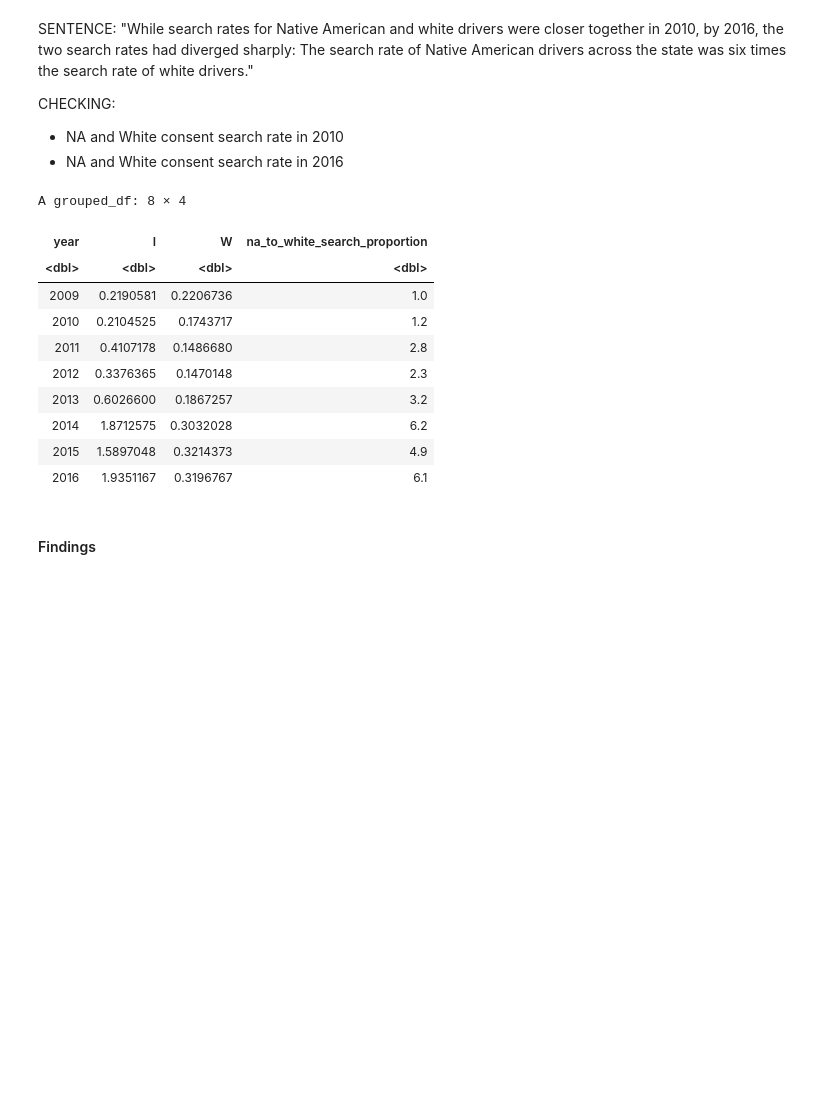
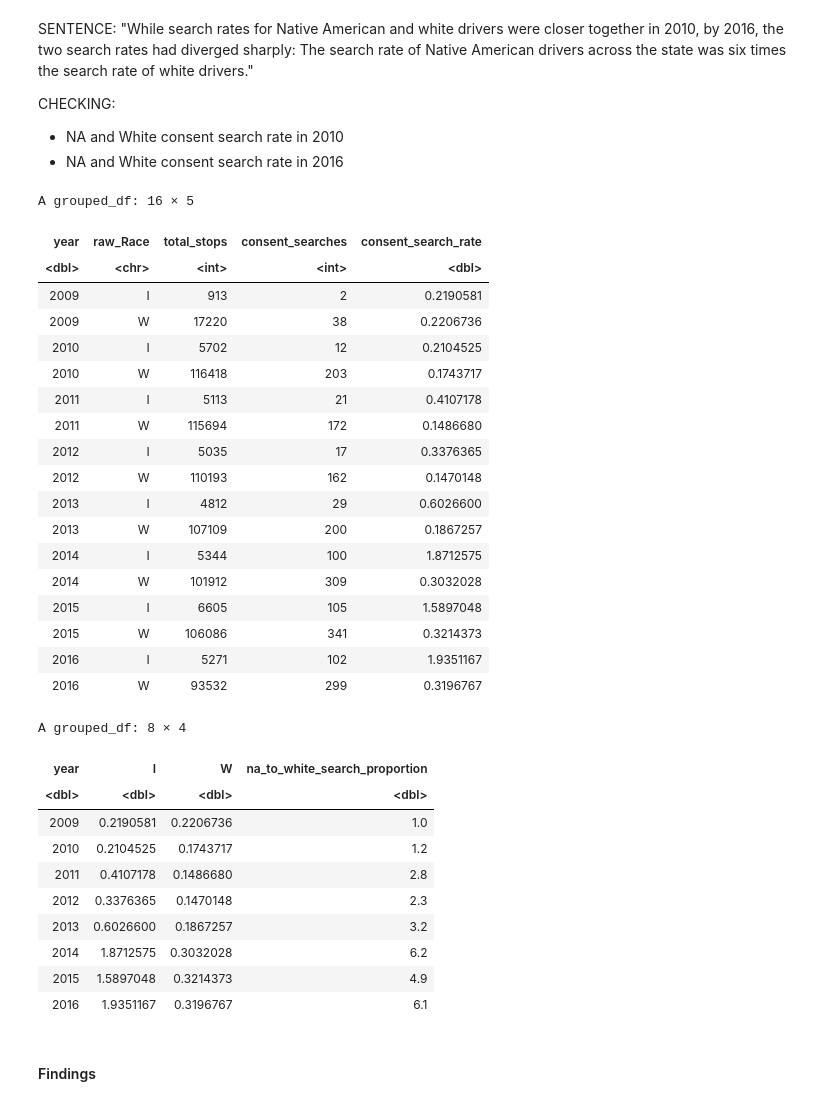
Before and after one commit to mattkiefer/biglocalpolicing, a Jupyter notebook: bulletproofing.ipynb, the cells around one changed output. Cells and saved outputs as stored; diff of their text form; code cells hidden in the pictures; blank space fills up the shorter version.

Commit message:
updated with added table to show raw stop numbers

```diff
--- a/bulletproofing.ipynb
+++ b/bulletproofing.ipynb
@@ -171,32 +171,60 @@ CHECKING:
 * NA and White consent search rate in 2010
 * NA and White consent search rate in 2016
 # %%
+data %>%
+    group_by(year, raw_Race) %>%
+    filter(raw_Race %in% c("W", "I"), !is.na(year)) %>%
+    summarise(
+        total_stops = n(),
+        consent_searches = sum(search_basis == "consent", na.rm = TRUE),
+        consent_search_rate = (consent_searches/total_stops) * 100
+    )
+
 two_data <-
     data %>%
     group_by(year, raw_Race) %>%
     filter(raw_Race %in% c("W", "I"), !is.na(year)) %>%
     summarise(
         total_stops = n(),
         consent_searches = sum(search_basis == "consent", na.rm = TRUE),
         consent_search_rate = (consent_searches/total_stops) * 100
     ) %>%
     select(-total_stops, -consent_searches) %>%
     spread(key = raw_Race, value = consent_search_rate) %>%
     mutate(na_to_white_search_proportion = round(I/W, digits = 1))
 
 two_data
 # %% [output]
-A grouped_df: 8 × 4
+A grouped_df: 16 × 5
-| year | I | W | na_to_white_search_proportion |
-| <dbl> | <dbl> | <dbl> | <dbl> |
-| 2009 | 0.2190581 | 0.2206736 | 1.0 |
-| 2010 | 0.2104525 | 0.1743717 | 1.2 |
-| 2011 | 0.4107178 | 0.1486680 | 2.8 |
-| 2012 | 0.3376365 | 0.1470148 | 2.3 |
-| 2013 | 0.6026600 | 0.1867257 | 3.2 |
-| 2014 | 1.8712575 | 0.3032028 | 6.2 |
-| 2015 | 1.5897048 | 0.3214373 | 4.9 |
-| 2016 | 1.9351167 | 0.3196767 | 6.1 |
+| year | raw_Race | total_stops | consent_searches | consent_search_rate |
+| <dbl> | <chr> | <int> | <int> | <dbl> |
+| 2009 | I | 913 | 2 | 0.2190581 |
+| 2009 | W | 17220 | 38 | 0.2206736 |
+| 2010 | I | 5702 | 12 | 0.2104525 |
+| 2010 | W | 116418 | 203 | 0.1743717 |
+| 2011 | I | 5113 | 21 | 0.4107178 |
+| 2011 | W | 115694 | 172 | 0.1486680 |
+| 2012 | I | 5035 | 17 | 0.3376365 |
+| 2012 | W | 110193 | 162 | 0.1470148 |
+| 2013 | I | 4812 | 29 | 0.6026600 |
+| 2013 | W | 107109 | 200 | 0.1867257 |
+| 2014 | I | 5344 | 100 | 1.8712575 |
+| 2014 | W | 101912 | 309 | 0.3032028 |
+| 2015 | I | 6605 | 105 | 1.5897048 |
+| 2015 | W | 106086 | 341 | 0.3214373 |
+| 2016 | I | 5271 | 102 | 1.9351167 |
+| 2016 | W | 93532 | 299 | 0.3196767 |
+A grouped_df: 8 × 4
+| year | I | W | na_to_white_search_proportion |
+| <dbl> | <dbl> | <dbl> | <dbl> |
+| 2009 | 0.2190581 | 0.2206736 | 1.0 |
+| 2010 | 0.2104525 | 0.1743717 | 1.2 |
+| 2011 | 0.4107178 | 0.1486680 | 2.8 |
+| 2012 | 0.3376365 | 0.1470148 | 2.3 |
+| 2013 | 0.6026600 | 0.1867257 | 3.2 |
+| 2014 | 1.8712575 | 0.3032028 | 6.2 |
+| 2015 | 1.5897048 | 0.3214373 | 4.9 |
+| 2016 | 1.9351167 | 0.3196767 | 6.1 |
 # %% [markdown]
 #### Findings
 # %%
```
Also changed, not shown: parts of 2 cells of this notebook.
